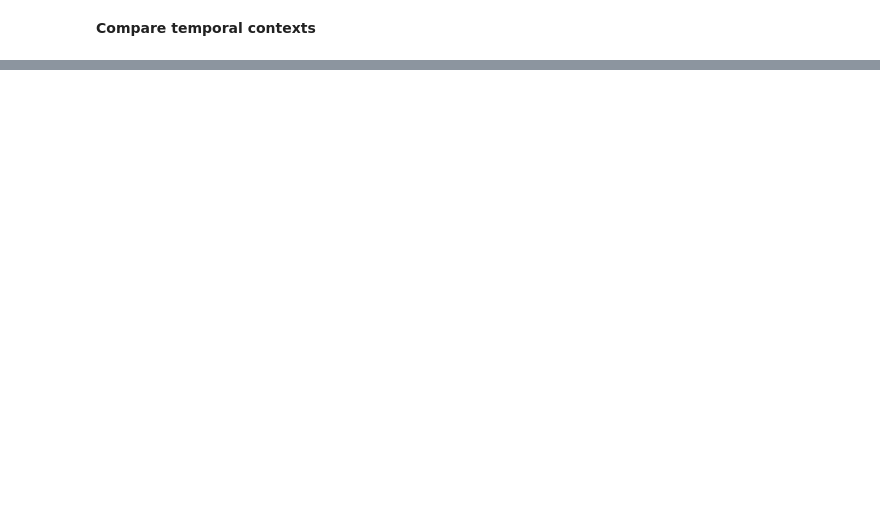
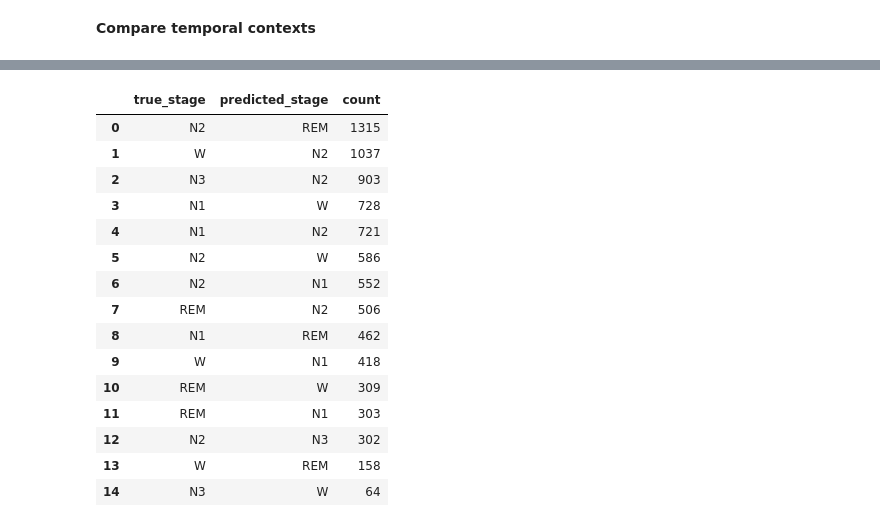
Before and after one commit to ThePral/Sleep-Stage-Prediction, a Jupyter notebook: notebooks/03_sequence_analysis.ipynb, the cells around one changed output, grey strips where cells are left out. Drawn from its saved outputs; the diff is of its cells as text; code cells hidden in the pictures; blank space fills up the shorter version.

```diff
--- a/notebooks/03_sequence_analysis.ipynb
+++ b/notebooks/03_sequence_analysis.ipynb
@@ -2351,0 +2838,11 @@ display(
+# %%
+stacked_model, stacked_history = (
+    train_stacked_lstm(
+        X_train=X_train_20,
+        y_train=y_train_20,
+        X_val=X_val_20,
+        y_val=y_val_20,
+        sequence_length=20,
+        lstm_units=32,
+    )
+)
@@ -2351,0 +2871,9 @@ display(
+# %%
+stacked_metrics, stacked_predictions = (
+    evaluate_model(
+        stacked_model,
+        X_test_20,
+        y_test_20,
+        "Stacked LSTM(32+32) — 20 epochs",
+    )
+)
@@ -2351,0 +3568,64 @@ display(
+# %%
+class_names = [
+    "W",
+    "N1",
+    "N2",
+    "N3",
+    "REM",
+]
+
+error_rows = []
+
+for true_class in range(5):
+
+    for predicted_class in range(5):
+
+        if true_class == predicted_class:
+            continue
+
+        count = stacked_cm[
+            true_class,
+            predicted_class,
+        ]
+
+        error_rows.append(
+            {
+                "true_stage": class_names[
+                    true_class
+                ],
+                "predicted_stage": class_names[
+                    predicted_class
+                ],
+                "count": int(count),
+            }
+        )
+
+error_df = (
+    pd.DataFrame(error_rows)
+    .sort_values(
+        "count",
+        ascending=False,
+    )
+    .reset_index(drop=True)
+)
+
+display(
+    error_df.head(15)
+)
+# %% [output]
+|  | true_stage | predicted_stage | count |
+| 0 | N2 | REM | 1315 |
+| 1 | W | N2 | 1037 |
+| 2 | N3 | N2 | 903 |
+| 3 | N1 | W | 728 |
+| 4 | N1 | N2 | 721 |
+| 5 | N2 | W | 586 |
+| 6 | N2 | N1 | 552 |
+| 7 | REM | N2 | 506 |
+| 8 | N1 | REM | 462 |
+| 9 | W | N1 | 418 |
+| 10 | REM | W | 309 |
+| 11 | REM | N1 | 303 |
+| 12 | N2 | N3 | 302 |
+| 13 | W | REM | 158 |
+| 14 | N3 | W | 64 |
```
Also changed, not shown: parts of 108 cells of this notebook, 23 other files.
